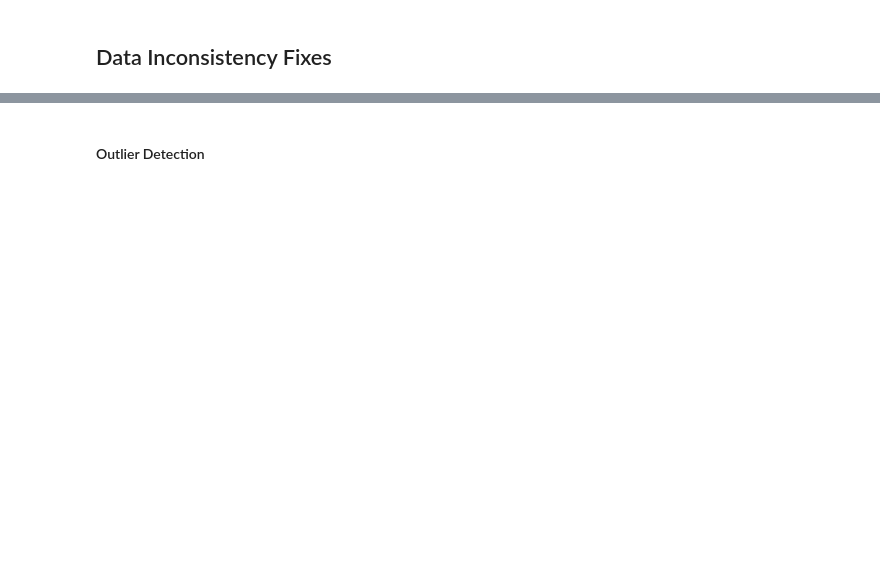
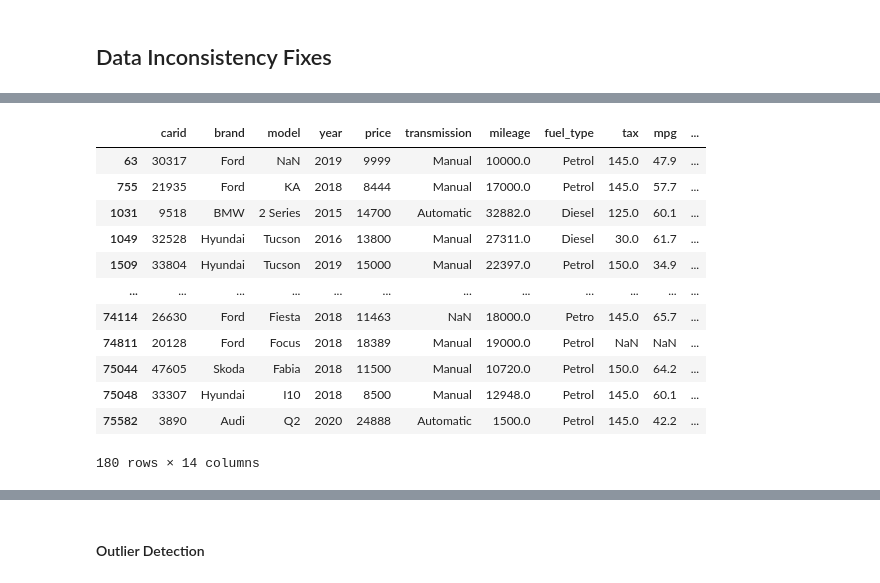
Before and after one commit to peppathecodingpig/Trabalho-de-Machine-Learning, a Jupyter notebook: Project_notebook.ipynb, the cells around one changed output, grey strips where cells are left out. Drawn from its saved outputs; the diff is of its cells as text; code cells hidden in the pictures; blank space fills up the shorter version.

```diff
--- a/Project_notebook.ipynb
+++ b/Project_notebook.ipynb
@@ -161,0 +234,5 @@ test_cars.describe(include="all").T
+# %%
+cols = ["year", "previous_owners", "has_damage"]
+
+train_cars = convert_to_int(train_cars, cols)
+test_cars = convert_to_int(test_cars, cols)
@@ -161,0 +253,5 @@ test_cars.describe(include="all").T
+# %%
+cols_negative = ["previous_owners", "mileage", "engine_size", "mpg", "tax"]
+
+train_cars = convert_to_positive(train_cars, cols_negative)
+test_cars = convert_to_positive(test_cars, cols_negative)
@@ -177,7 +297,7 @@ Train: 1226 | Test: 544 rows with negative values
 Train: 358 | Test: 180 rows where year > 2020
 # %%
-train_cars = train_cars[(train_cars[metric_features_train] >= 0).all(axis=1) & (train_cars["year"] <=2020)].reset_index(drop=True)
-test_cars = test_cars[(test_cars[metric_features_test] >= 0).all(axis=1) & (test_cars["year"] <=2020)].reset_index(drop=True)
+train_cars = train_cars[train_cars["year"] <=2020].reset_index(drop=True)
+test_cars = test_cars[test_cars["year"] <=2020].reset_index(drop=True)
 
 print(f"Train: {train_cars.shape[0]} | Test: {test_cars.shape[0]} rows")
 # %% [output]
@@ -238,0 +364,3 @@ plt.show()
+# %%
+train_cars.loc[(train_cars['mpg']<10) | (train_cars['mpg']>120), 'mpg'] = pd.NA
+test_cars.loc[(test_cars['mpg']<10) | (test_cars['mpg']>120), 'mpg'] = pd.NA
@@ -238,0 +417,16 @@ plt.show()
+# %%
+train_cars[train_cars['engine_size'] == 0]
+# %% [output]
+|  | carid | brand | model | year | price | transmission | mileage | fuel_type | tax | mpg | ... |
+| 63 | 30317 | Ford | NaN | 2019 | 9999 | Manual | 10000.0 | Petrol | 145.0 | 47.9 | ... |
+| 755 | 21935 | Ford | KA | 2018 | 8444 | Manual | 17000.0 | Petrol | 145.0 | 57.7 | ... |
+| 1031 | 9518 | BMW | 2 Series | 2015 | 14700 | Automatic | 32882.0 | Diesel | 125.0 | 60.1 | ... |
+| 1049 | 32528 | Hyundai | Tucson | 2016 | 13800 | Manual | 27311.0 | Diesel | 30.0 | 61.7 | ... |
+| 1509 | 33804 | Hyundai | Tucson | 2019 | 15000 | Manual | 22397.0 | Petrol | 150.0 | 34.9 | ... |
+| ... | ... | ... | ... | ... | ... | ... | ... | ... | ... | ... | ... |
+| 74114 | 26630 | Ford | Fiesta | 2018 | 11463 | NaN | 18000.0 | Petro | 145.0 | 65.7 | ... |
+| 74811 | 20128 | Ford | Focus | 2018 | 18389 | Manual | 19000.0 | Petrol | NaN | NaN | ... |
+| 75044 | 47605 | Skoda | Fabia | 2018 | 11500 | Manual | 10720.0 | Petrol | 150.0 | 64.2 | ... |
+| 75048 | 33307 | Hyundai | I10 | 2018 | 8500 | Manual | 12948.0 | Petrol | 145.0 | 60.1 | ... |
+| 75582 | 3890 | Audi | Q2 | 2020 | 24888 | Automatic | 1500.0 | Petrol | 145.0 | 42.2 | ... |
+180 rows × 14 columns
```
Also changed, not shown: parts of 96 cells of this notebook, 1 other file.
